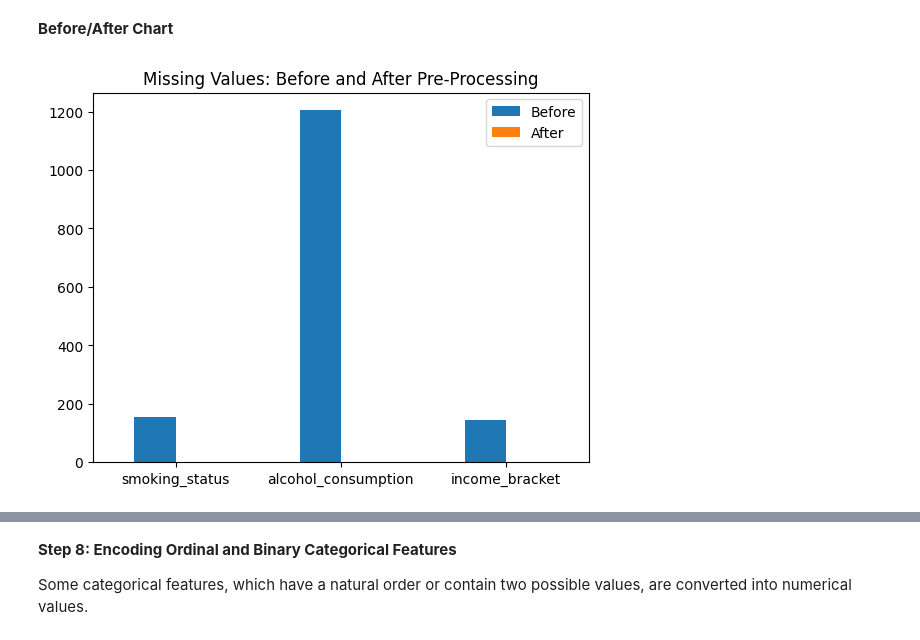
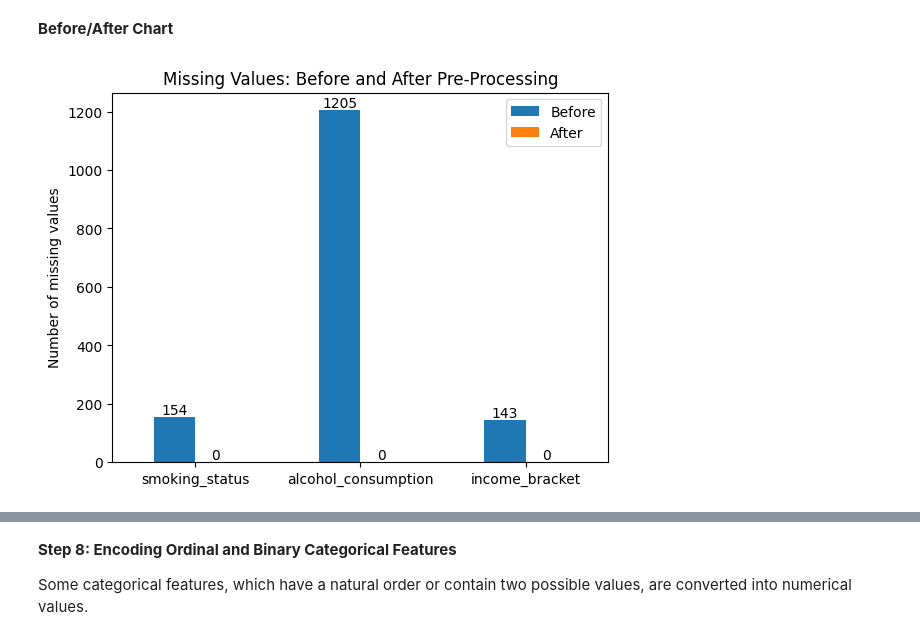
Before and after one commit to cano-elda/Midterm-Diabetes-Risk-Prediction-Group-3-ITAI-1371, a Jupyter notebook: Diabetes_Risk_Prediction.ipynb, the cells around one changed output, grey strips where cells are left out. Saved outputs shown, nothing was run; the diff lists cells and outputs as text; code cells hidden in the pictures.

```diff
--- a/Diabetes_Risk_Prediction.ipynb
+++ b/Diabetes_Risk_Prediction.ipynb
@@ -167,11 +228,14 @@ Missing values left in test: 0
 # %%
 # Chart Showing The Changes
 
 compare = pd.DataFrame({"Before": missing_before, "After": train.isnull().sum()})
 compare = compare[compare["Before"] > 0]
-compare.plot(kind="bar")
+ax = compare.plot(kind="bar")
+for bars in ax.containers:
+    ax.bar_label(bars)
 plt.title("Missing Values: Before and After Pre-Processing")
+plt.ylabel("Number of missing values")
 plt.xticks(rotation=0)
 plt.show()
 # %% [output]
-[figure, old version]
+[figure, new version]
```
Also changed, not shown: parts of 8 cells of this notebook.
